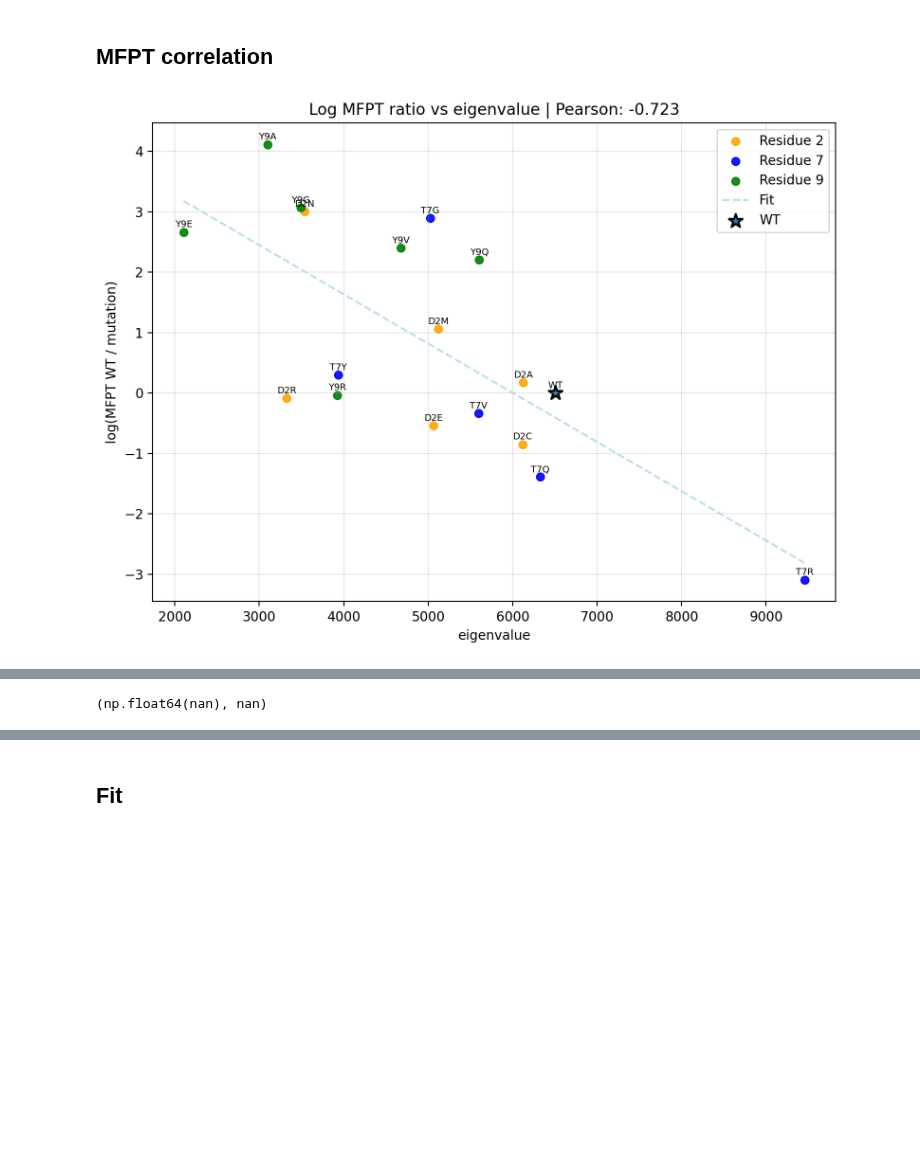
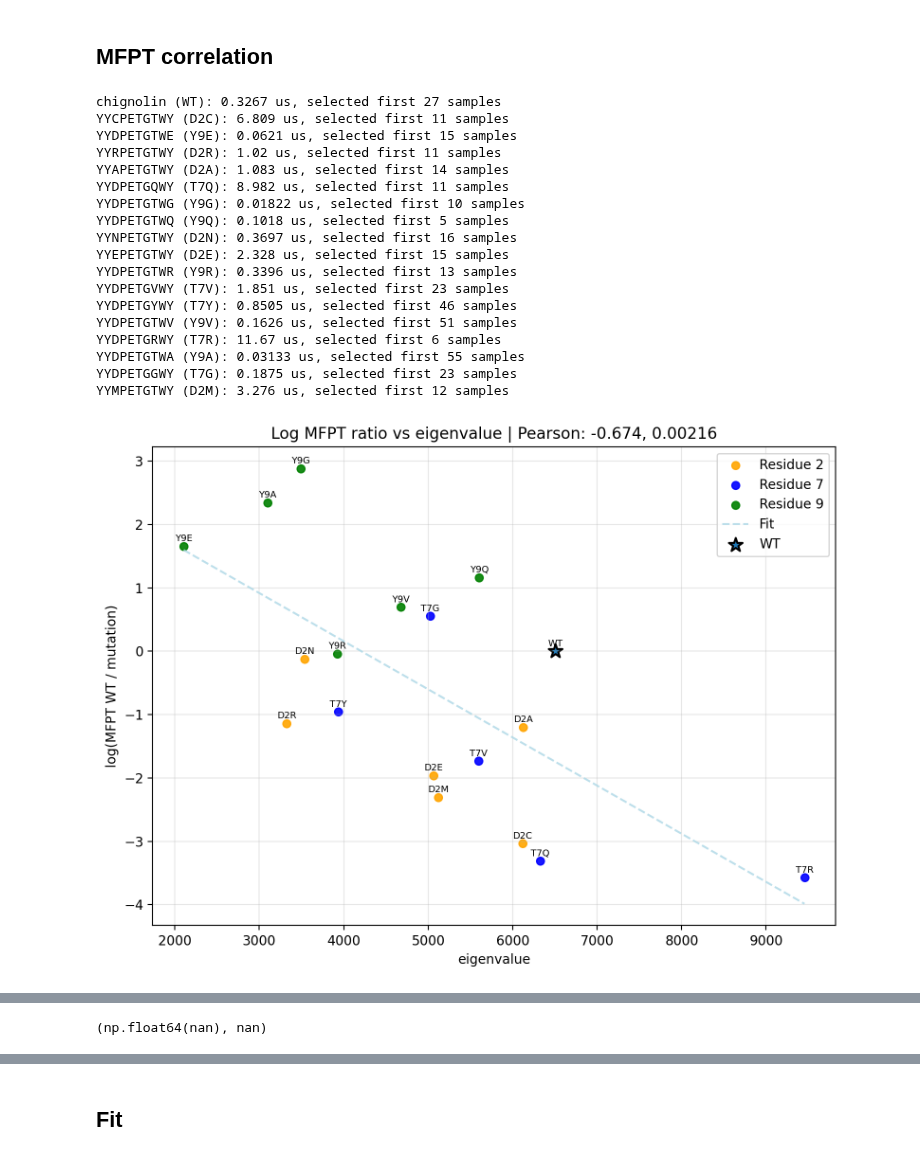
Before and after one commit to MendelsResearchGroup/guiding-peptide-kinetics, a Jupyter notebook: src/dan.ipynb, the cells around one changed output, grey strips where cells are left out. Saved outputs shown, nothing was run; the diff lists cells and outputs as text; code cells hidden in the pictures; blank space fills up the shorter version.

```diff
--- a/src/dan.ipynb
+++ b/src/dan.ipynb
@@ -116,8 +116,8 @@ def collect_df(all_mfpt, th: float, sample_size: int):
         if short is None:
             raise ValueError(f"Unknown mutation: {long_name}")
         s = np.sort(np.array(all_mfpt[long_name][th]))[:sample_size]
-        mfpt, lim = estimateMFPT(s, 10)
-        # print(f"{long_name} ({short}): {(mfpt * 1e-6):.4g} us, selected first {lim:.4g} samples")
+        mfpt, lim = estimateMFPT(s)
+        print(f"{long_name} ({short}): {(mfpt * 1e-6):.4g} us, selected first {lim:.4g} samples")
 
         dot = dot_data['full_evec_dot'].get(short, None)
         avg_change_diff = avg_change_diff_data['AvgChange_Diff_F-U'].get(short, None)
@@ -193,32 +193,50 @@ def plot_mfpt_corr(df, prop_col, wt_label='WT', group_col='residue_idx',
         plt.plot(xx, yy, color='lightblue', alpha=0.8, linestyle='--', label="Fit")
 
     if not pd.isna(wt_prop):
         plt.scatter(wt_prop, 0, s=120, marker='*',
                     edgecolors='k', linewidths=1.5, label=wt_label)
 
 
     plt.xlabel(prop_col)
     plt.ylabel('log(MFPT WT / mutation)')
     t = f" | Th={th:.3g}" if th is not None else ""
     plt.title(f"Log MFPT ratio vs {prop_col} | Pearson: {pearson:.3g}, {p:.3g}")
     plt.legend()
     plt.grid(True, alpha=0.3)
     plt.tight_layout()
     plt.show()
 
     return pearson, spearman
 
 sample_size = 200
 
 with open("../data/mfpt-pace=25000.pkl", "rb") as f:
     all_mfpt = pickle.load(f)
 
 thresholds = np.array(list(all_mfpt['chignolin'].keys()))
-th = thresholds[6]
+th = thresholds[2]
 
 df = collect_df(all_mfpt, th, sample_size)
 
 plot_mfpt_corr(df, 'eigenvalue', annotate=True, showSlope=True)
 plot_mfpt_corr(df, 'avg_change_diff', annotate=True, showSlope=True)
 # %% [output]
+chignolin (WT): 0.3267 us, selected first 27 samples
+YYCPETGTWY (D2C): 6.809 us, selected first 11 samples
+YYDPETGTWE (Y9E): 0.0621 us, selected first 15 samples
+YYRPETGTWY (D2R): 1.02 us, selected first 11 samples
+YYAPETGTWY (D2A): 1.083 us, selected first 14 samples
+YYDPETGQWY (T7Q): 8.982 us, selected first 11 samples
+YYDPETGTWG (Y9G): 0.01822 us, selected first 10 samples
+YYDPETGTWQ (Y9Q): 0.1018 us, selected first 5 samples
+YYNPETGTWY (D2N): 0.3697 us, selected first 16 samples
+YYEPETGTWY (D2E): 2.328 us, selected first 15 samples
+YYDPETGTWR (Y9R): 0.3396 us, selected first 13 samples
+YYDPETGVWY (T7V): 1.851 us, selected first 23 samples
+YYDPETGYWY (T7Y): 0.8505 us, selected first 46 samples
+YYDPETGTWV (Y9V): 0.1626 us, selected first 51 samples
+YYDPETGRWY (T7R): 11.67 us, selected first 6 samples
+YYDPETGTWA (Y9A): 0.03133 us, selected first 55 samples
+YYDPETGGWY (T7G): 0.1875 us, selected first 23 samples
+YYMPETGTWY (D2M): 3.276 us, selected first 12 samples
-[figure, old version]
+[figure, new version]
@@ -226,4 +244,4 @@ plot_mfpt_corr(df, 'avg_change_diff', annotate=True, showSlope=True)
-(np.float64(nan), nan)
+(np.float64(nan), nan)
 # %%
 import numpy as np
 import pandas as pd
```
Also changed, not shown: parts of 6 cells of this notebook, 25 other files.
